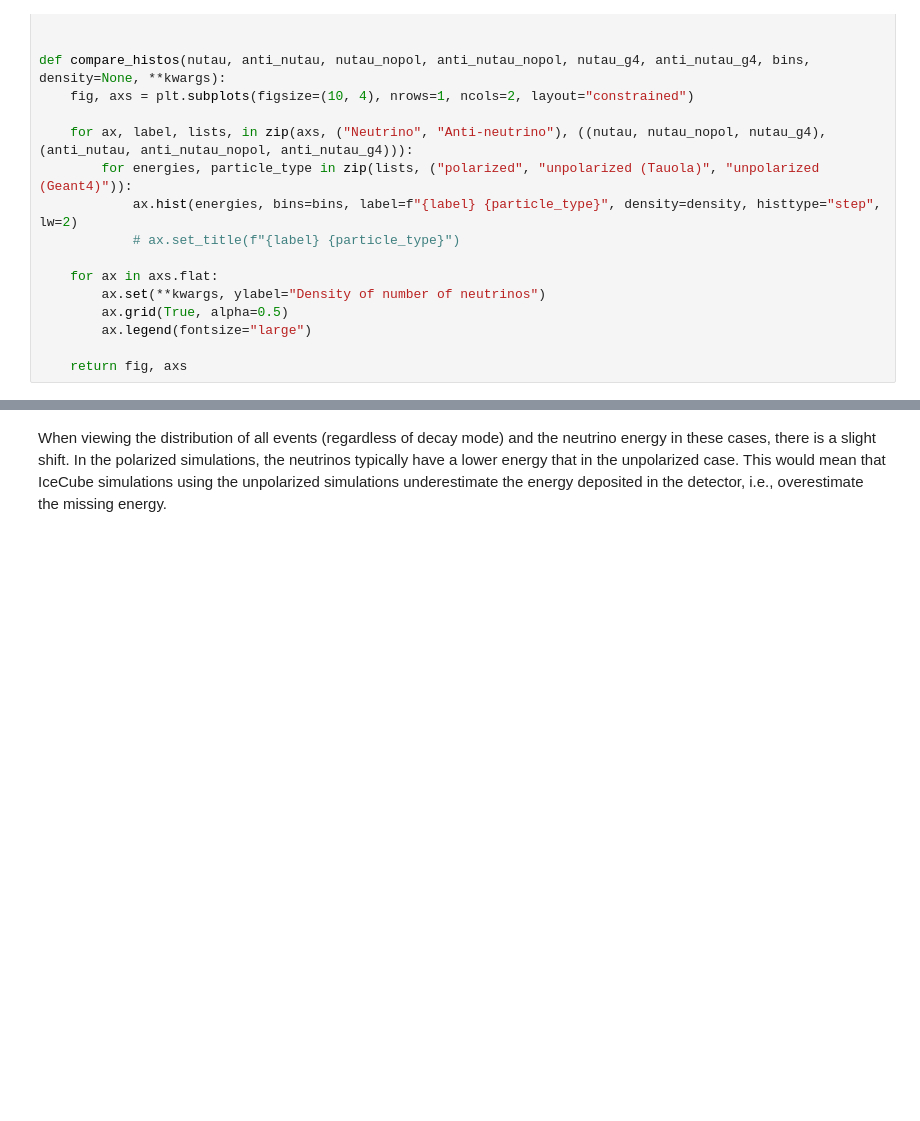
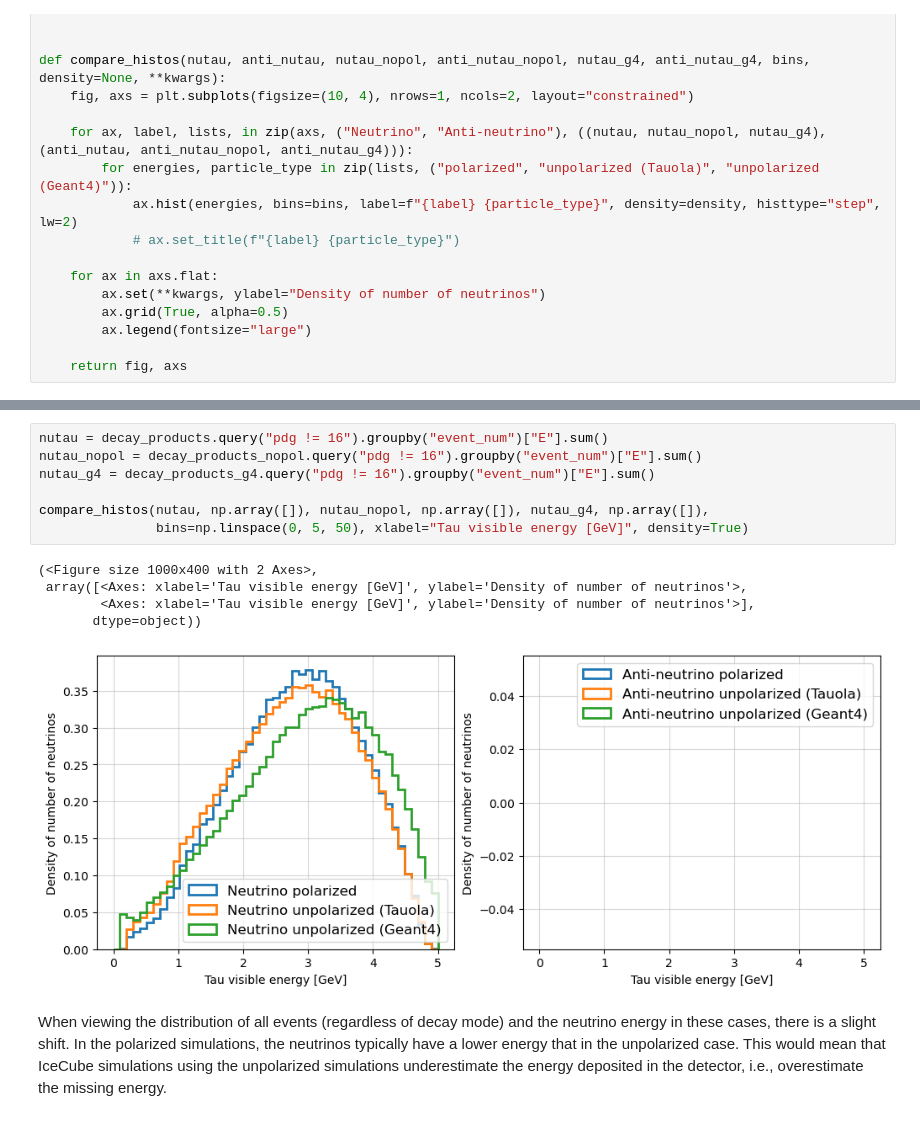
Before and after one commit to simonthor/tau-polarization-icecube, a Jupyter notebook: icecube-tau-decays/tauola_vs_geant4.ipynb, the cells around one changed output, grey strips where cells are left out. Drawn from its saved outputs; the diff is of its cells as text; blank space fills up the shorter version.

Commit message:
Plot distributions when all tau events are taken into account

```diff
--- a/icecube-tau-decays/tauola_vs_geant4.ipynb
+++ b/icecube-tau-decays/tauola_vs_geant4.ipynb
@@ -114,3 +119,16 @@ compare_histos(nutau, anti_nutau, nutau_nopol, anti_nutau_nopol, nutau_g4, anti_
+# %%
+nutau = decay_products.query("pdg != 16").groupby("event_num")["E"].sum()
+nutau_nopol = decay_products_nopol.query("pdg != 16").groupby("event_num")["E"].sum()
+nutau_g4 = decay_products_g4.query("pdg != 16").groupby("event_num")["E"].sum()
+
+compare_histos(nutau, np.array([]), nutau_nopol, np.array([]), nutau_g4, np.array([]),
+               bins=np.linspace(0, 5, 50), xlabel="Tau visible energy [GeV]", density=True)
+# %% [output]
+(<Figure size 1000x400 with 2 Axes>,
+ array([<Axes: xlabel='Tau visible energy [GeV]', ylabel='Density of number of neutrinos'>,
+        <Axes: xlabel='Tau visible energy [GeV]', ylabel='Density of number of neutrinos'>],
+       dtype=object))
+[figure, added]
 # %% [markdown]
 When viewing the distribution of all events (regardless of decay mode) and the neutrino energy in these cases, there is a slight shift. In the polarized simulations, the neutrinos typically have a lower energy that in the unpolarized case. This would mean that IceCube simulations using the unpolarized simulations underestimate the energy deposited in the detector, i.e., overestimate the missing energy.
 # %% [markdown]
```
Also changed, not shown: parts of 15 cells of this notebook.
